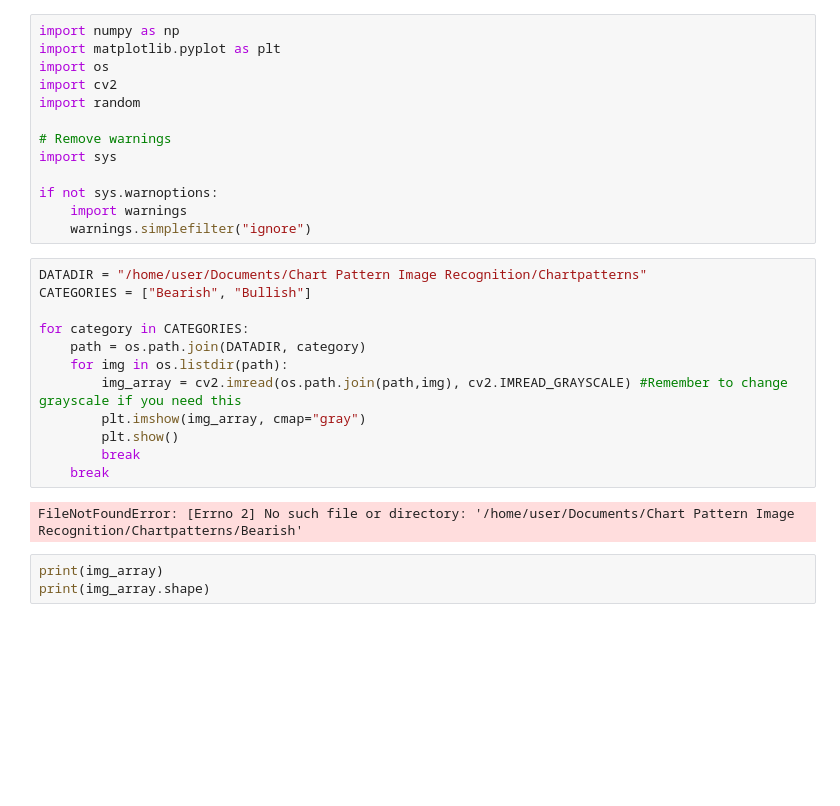
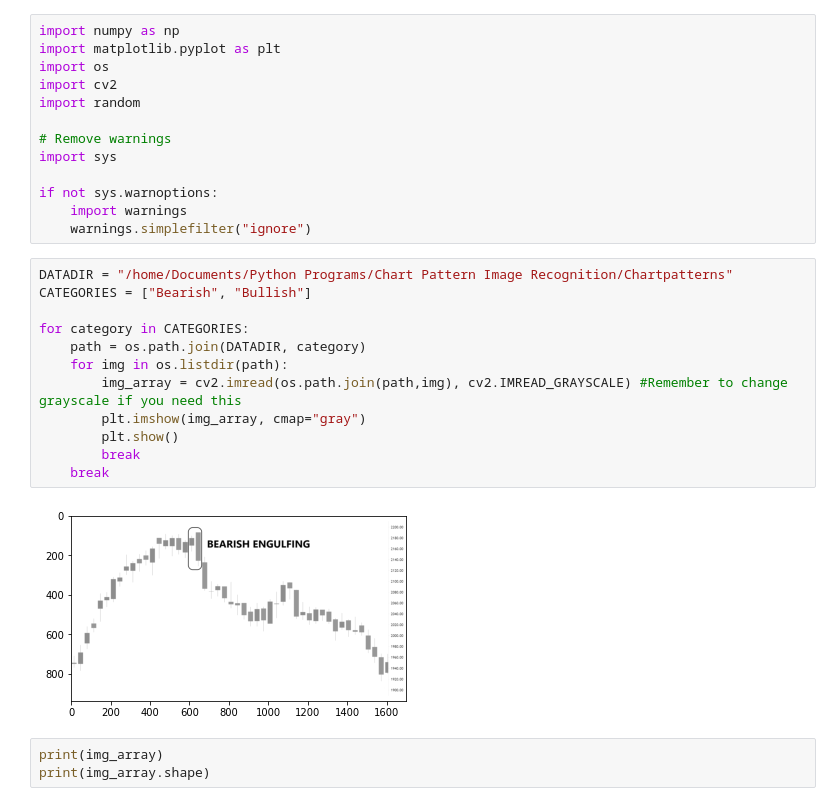
Before and after one commit to lgbongiolo/Convolutional-Neural-Network-Chart-Pattern-Recognition, a Jupyter notebook: CPR - 1 - Importing data.ipynb, the cells around one changed output. Drawn from its saved outputs; the diff is of its cells as text; blank space fills up the shorter version.

```diff
--- a/CPR - 1 - Importing data.ipynb
+++ b/CPR - 1 - Importing data.ipynb
@@ -43,19 +43,19 @@ if not sys.warnoptions:
     import warnings
     warnings.simplefilter("ignore")
 # %%
-DATADIR = "/home/user/Documents/Chart Pattern Image Recognition/Chartpatterns"
+DATADIR = "/home/Documents/Python Programs/Chart Pattern Image Recognition/Chartpatterns"
 CATEGORIES = ["Bearish", "Bullish"]
 
 for category in CATEGORIES:
     path = os.path.join(DATADIR, category)
     for img in os.listdir(path):
         img_array = cv2.imread(os.path.join(path,img), cv2.IMREAD_GRAYSCALE) #Remember to change grayscale if you need this
         plt.imshow(img_array, cmap="gray")
         plt.show()
         break
     break
 # %% [output]
-FileNotFoundError: [Errno 2] No such file or directory: '/home/user/Documents/Chart Pattern Image Recognition/Chartpatterns/Bearish'
+[figure, added]
 # %%
 print(img_array)
 print(img_array.shape)
```
Also changed, not shown: parts of 1 cell of this notebook, 12 other files.
